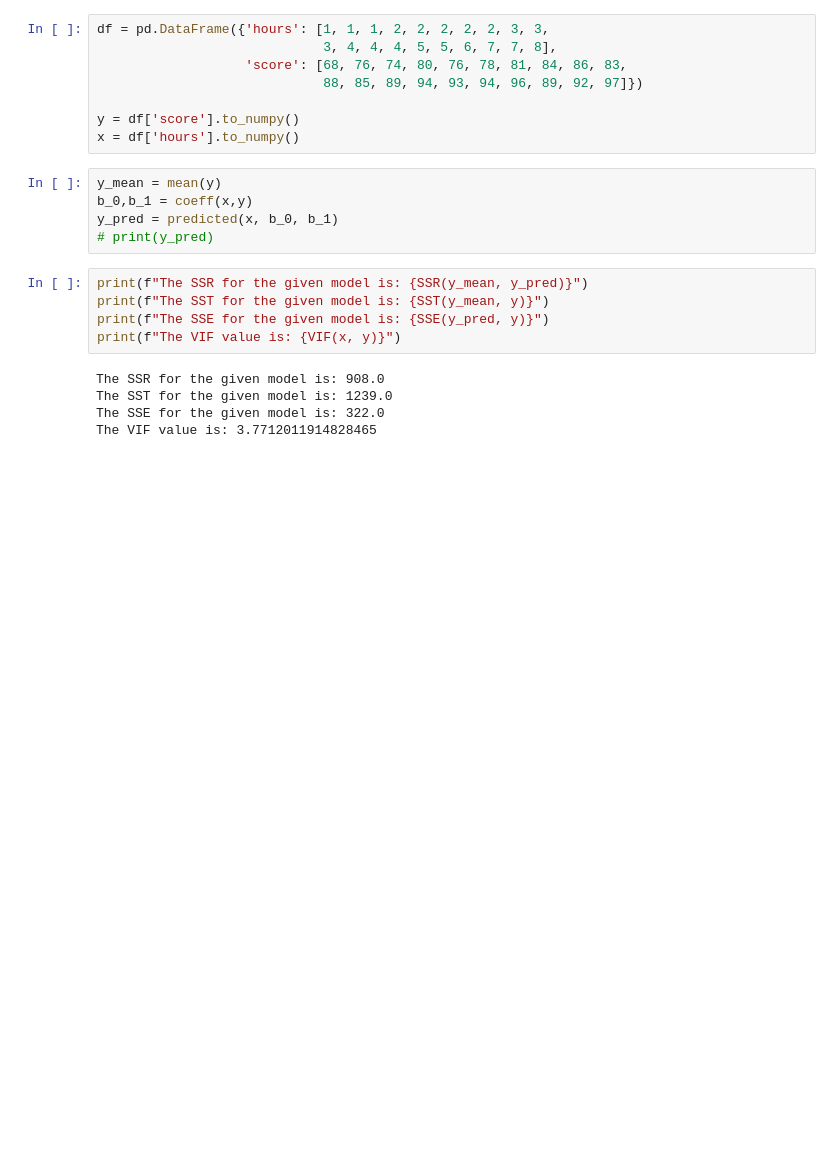
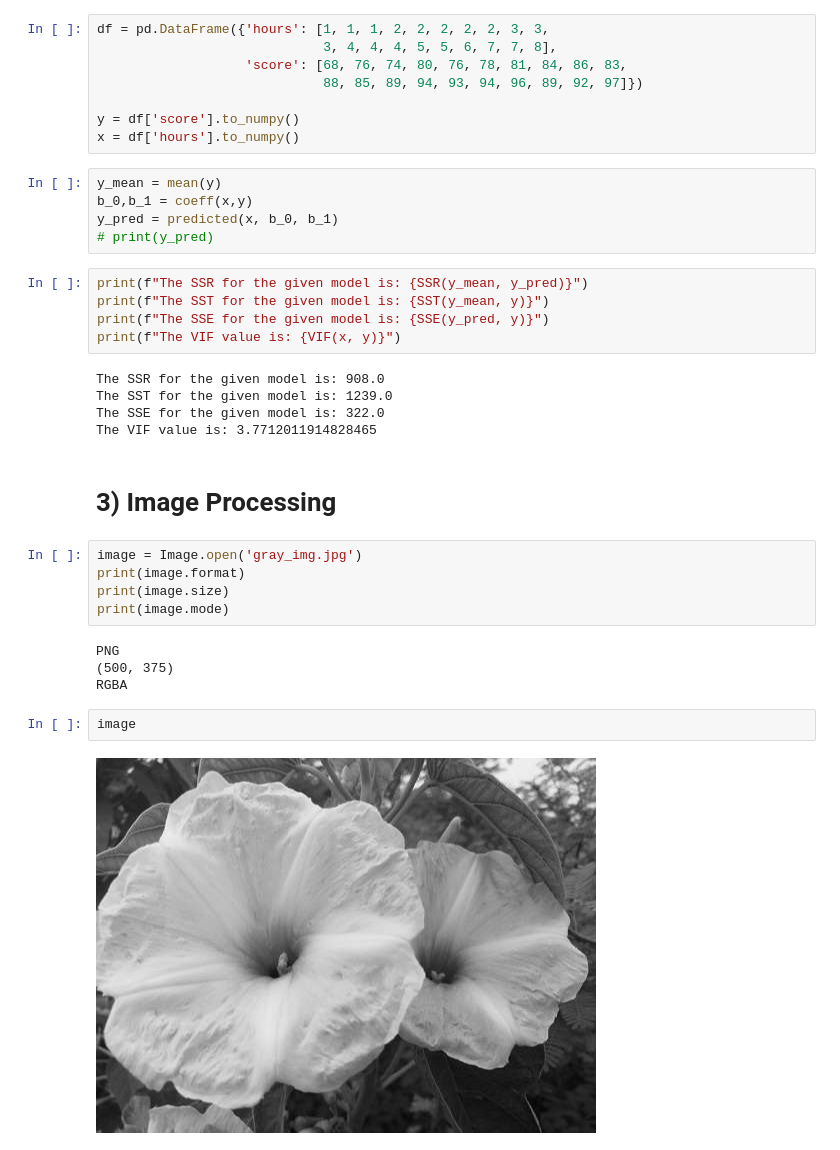
Before and after one commit to Jasleen8801/Computational-Statistics, a Jupyter notebook: Computational_Statistics.ipynb, the cells around one changed output. Cells and saved outputs as stored; diff of their text form; blank space fills up the shorter version.

```diff
--- a/Computational_Statistics.ipynb
+++ b/Computational_Statistics.ipynb
@@ -185,3 +184,18 @@ The SSR for the given model is: 908.0
 The SST for the given model is: 1239.0
 The SSE for the given model is: 322.0
 The VIF value is: 3.7712011914828465
+# %% [markdown]
+# 3) Image Processing
+# %%
+image = Image.open('gray_img.jpg')
+print(image.format)
+print(image.size)
+print(image.mode)
+# %% [output]
+PNG
+(500, 375)
+RGBA
+# %%
+image
+# %% [output]
+[figure, added]
```
Also changed, not shown: parts of 6 cells of this notebook.
